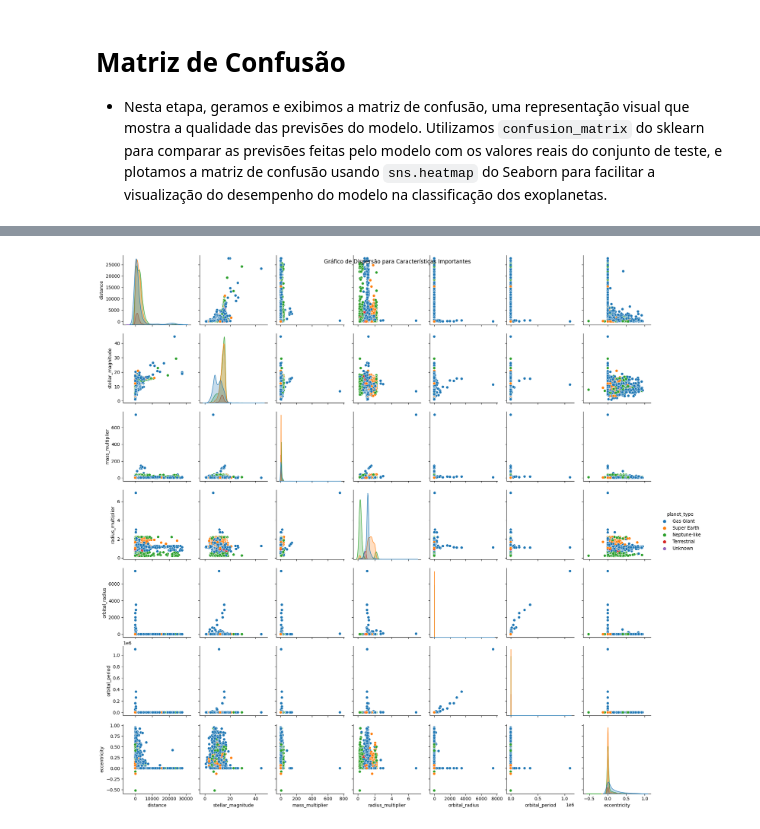
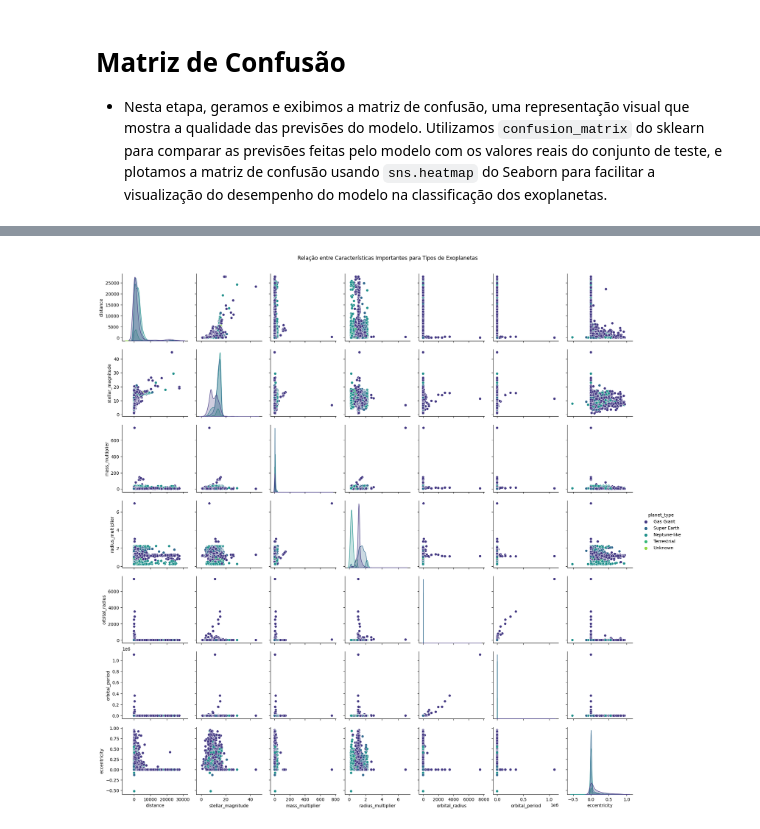
Before and after one commit to Andessonreis/Exoplanet-Classifier, a Jupyter notebook: ExoplanetRF.ipynb, the cells around one changed output, grey strips where cells are left out. Saved outputs shown, nothing was run; the diff lists cells and outputs as text; code cells hidden in the pictures.

```diff
--- a/ExoplanetRF.ipynb
+++ b/ExoplanetRF.ipynb
@@ -215,7 +247,7 @@ plt.show()
 # %%
 # Gráfico de dispersão para características importantes
-sns.pairplot(df, hue='planet_type', vars=features)
-plt.suptitle('Gráfico de Dispersão para Características Importantes')
+sns.pairplot(df, hue='planet_type', vars=features, palette='viridis')
+plt.suptitle('Relação entre Características Importantes para Tipos de Exoplanetas', y=1.02)
 plt.show()
 # %% [output]
-[figure, old version]
+[figure, new version]
```
Also changed, not shown: parts of 9 cells of this notebook.
